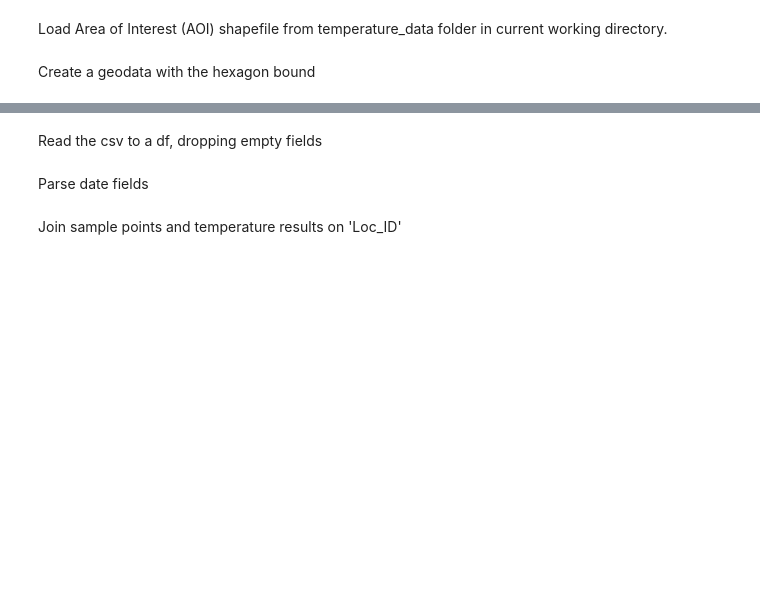
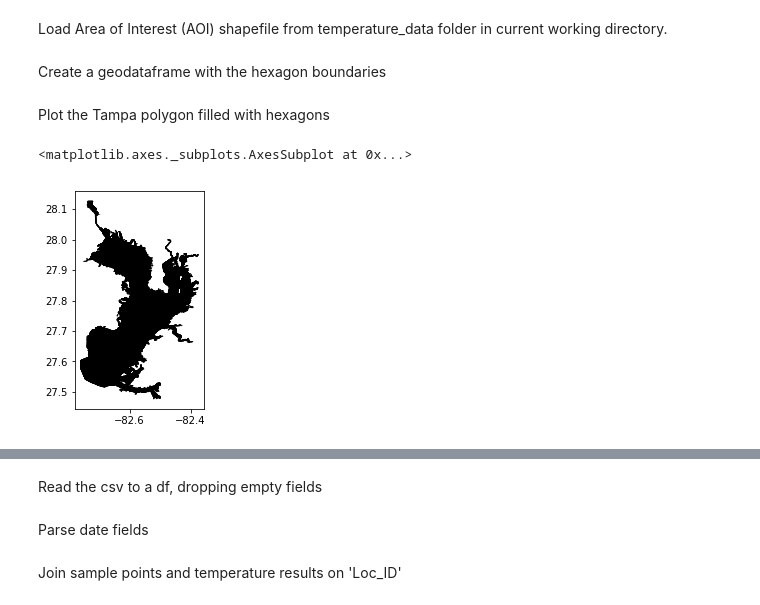
Before and after one commit to jbousquin/test_notebook, a Jupyter notebook: Tampa H3 Temperatures.ipynb, the cells around one changed output, grey strips where cells are left out. Drawn from its saved outputs; the diff is of its cells as text; code cells hidden in the pictures; blank space fills up the shorter version.

```diff
--- a/Tampa H3 Temperatures.ipynb
+++ b/Tampa H3 Temperatures.ipynb
@@ -38,7 +40,7 @@ data_dir = os.path.join(os.getcwd(), 'temperature_data')
 shp_aoi = os.path.join(data_dir, 'TampaBay.shp')
 gdf_aoi = geopandas.read_file(shp_aoi)
 # %% [markdown]
-Create a geodata with the hexagon bound
+Create a geodataframe with the hexagon boundaries
 # %%
 # Set the desired aperture size (1-15)
 aperture_size = 11
@@ -53,0 +54,7 @@ gdf_hex.head()
+# %% [markdown]
+Plot the Tampa polygon filled with hexagons
+# %%
+gdf_hex.plot(edgecolor='k')
+# %% [output]
+<matplotlib.axes._subplots.AxesSubplot at 0x...>
+[figure, added]
```
Also changed, not shown: parts of 11 cells of this notebook.
